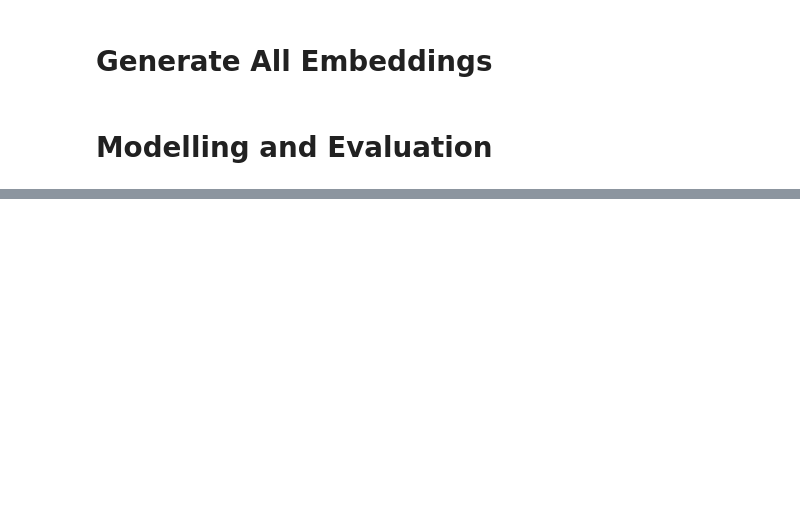
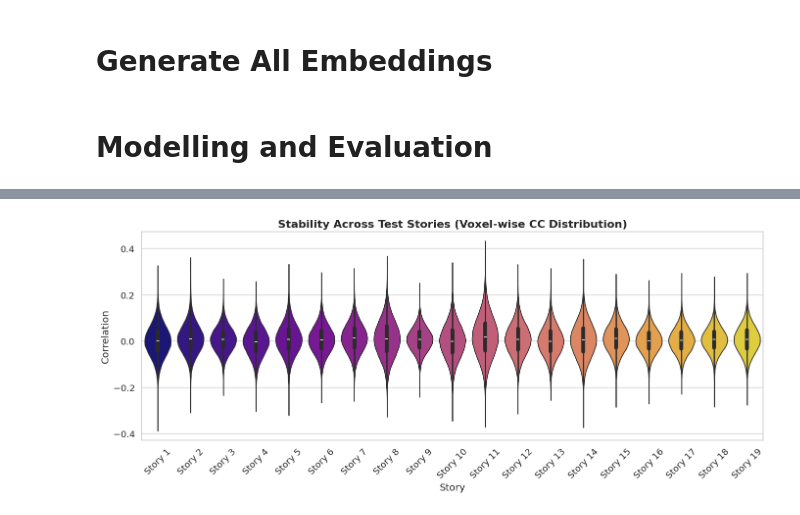
Before and after one commit to lunamk1/lab3-2, a Jupyter notebook: code/lab3-2.ipynb, the cells around one changed output, grey strips where cells are left out. Drawn from its saved outputs; the diff is of its cells as text; code cells hidden in the pictures; blank space fills up the shorter version.

```diff
--- a/code/lab3-2.ipynb
+++ b/code/lab3-2.ipynb
@@ -351,0 +419,44 @@ print(f"Plot saved to: {plot_path}")
+# %%
+# ----- visualization -----
+import matplotlib.pyplot as plt
+import seaborn as sns
+import pandas as pd
+import numpy as np
+from matplotlib.cm import get_cmap
+
+all_ccs = []
+story_labels = []
+
+for i, ccs_story in enumerate(ccs_per_story):
+    all_ccs.extend(ccs_story)
+    story_labels.extend([f"Story {i+1}"] * len(ccs_story))
+
+df = pd.DataFrame({
+    'Correlation': all_ccs,
+    'Story': story_labels
+
+})
+
+num_stories = len(ccs_per_story)
+cmap = get_cmap("plasma")  # You could also try "plasma", "coolwarm", "turbo", etc.
+colors = [cmap(i / num_stories) for i in range(num_stories)]
+story_names = [f"Story {i+1}" for i in range(num_stories)]
+palette = dict(zip(story_names, colors))
+
+plt.figure(figsize=(14, 6))
+sns.violinplot(
+    x='Story',
+    y='Correlation',
+    hue='Story',
+    data=df,
+    inner="box",
+    palette=palette,
+    legend=False
+)
+plt.title("Stability Across Test Stories (Voxel-wise CC Distribution)", fontsize=16, weight="bold")
+plt.xticks(rotation=45)
+plt.tight_layout()
+plt.savefig("../results/cc_violin_plot_stability.png", dpi=300)
+plt.show()
+# %% [output]
+[figure, added]
```
Also changed, not shown: parts of 6 cells of this notebook, 3 other files.
